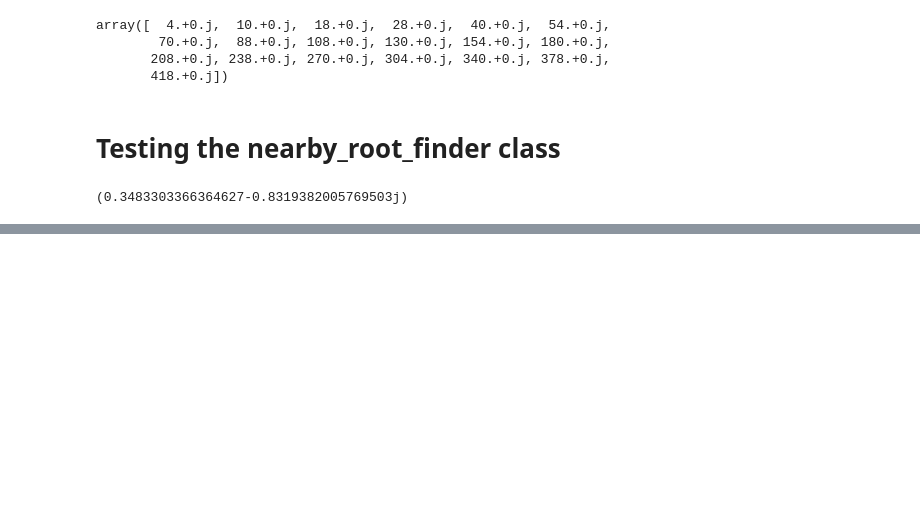
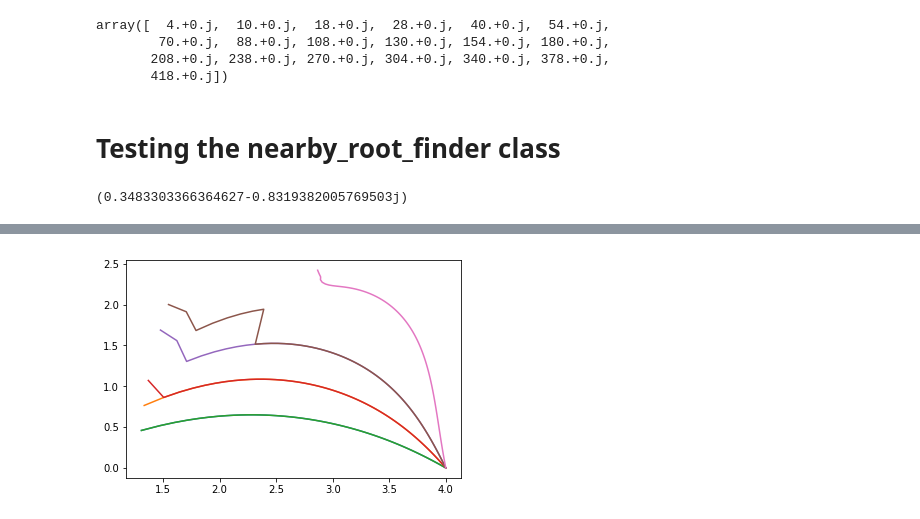
Before and after one commit to duetosymmetry/qnm, a Jupyter notebook: Experiment.ipynb, the cells around one changed output, grey strips where cells are left out. Saved outputs shown, nothing was run; the diff lists cells and outputs as text; code cells hidden in the pictures; blank space fills up the shorter version.

```diff
--- a/Experiment.ipynb
+++ b/Experiment.ipynb
@@ -139,0 +190,6 @@ finder.do_solve()
+# %%
+for n in ns:
+    plt.plot(np.real(seqs[n].A), np.imag(seqs[n].A))
+plt.show()
+# %% [output]
+[figure, added]
```
Also changed, not shown: parts of 10 cells of this notebook, 1 other file.
